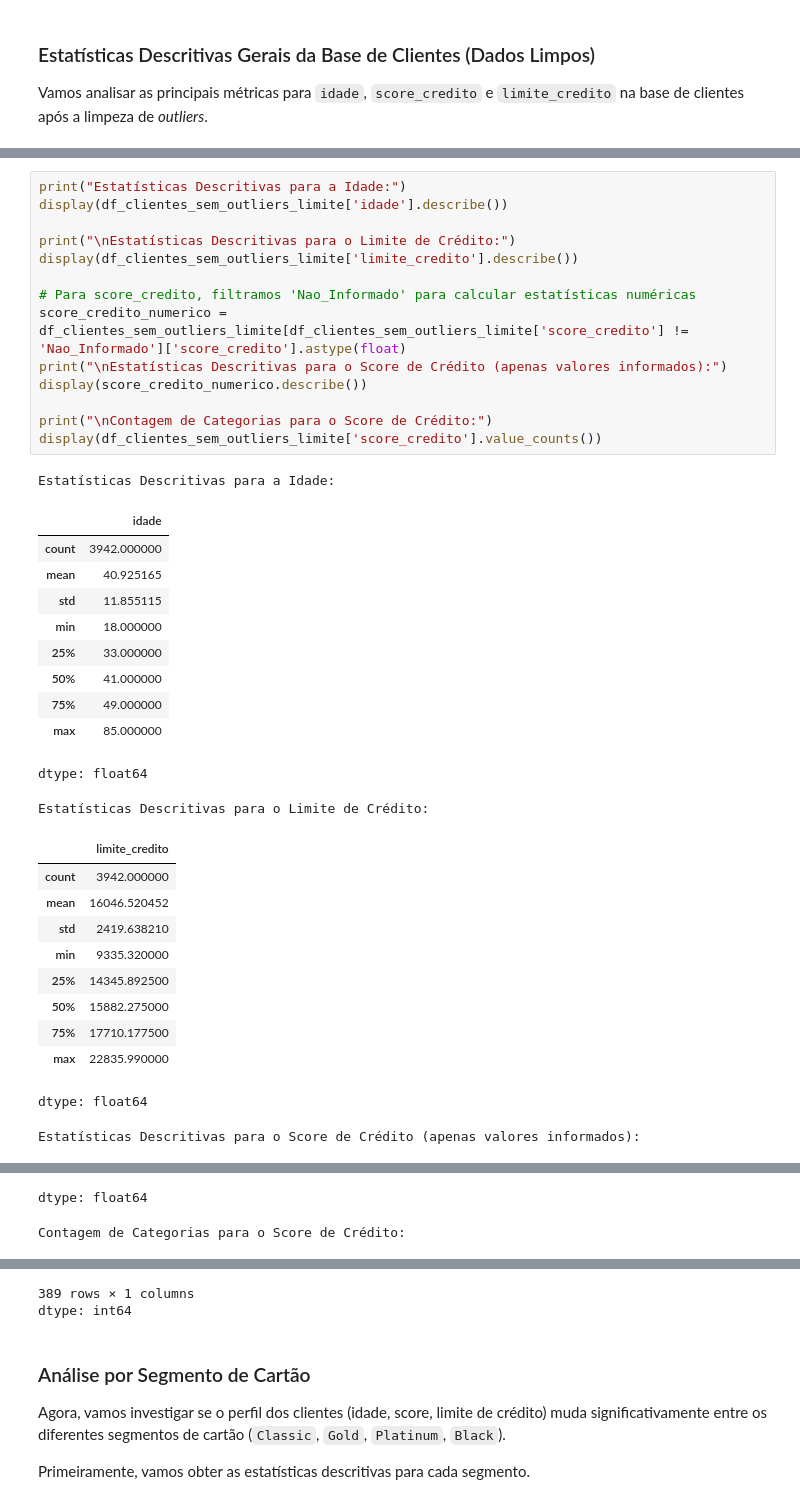
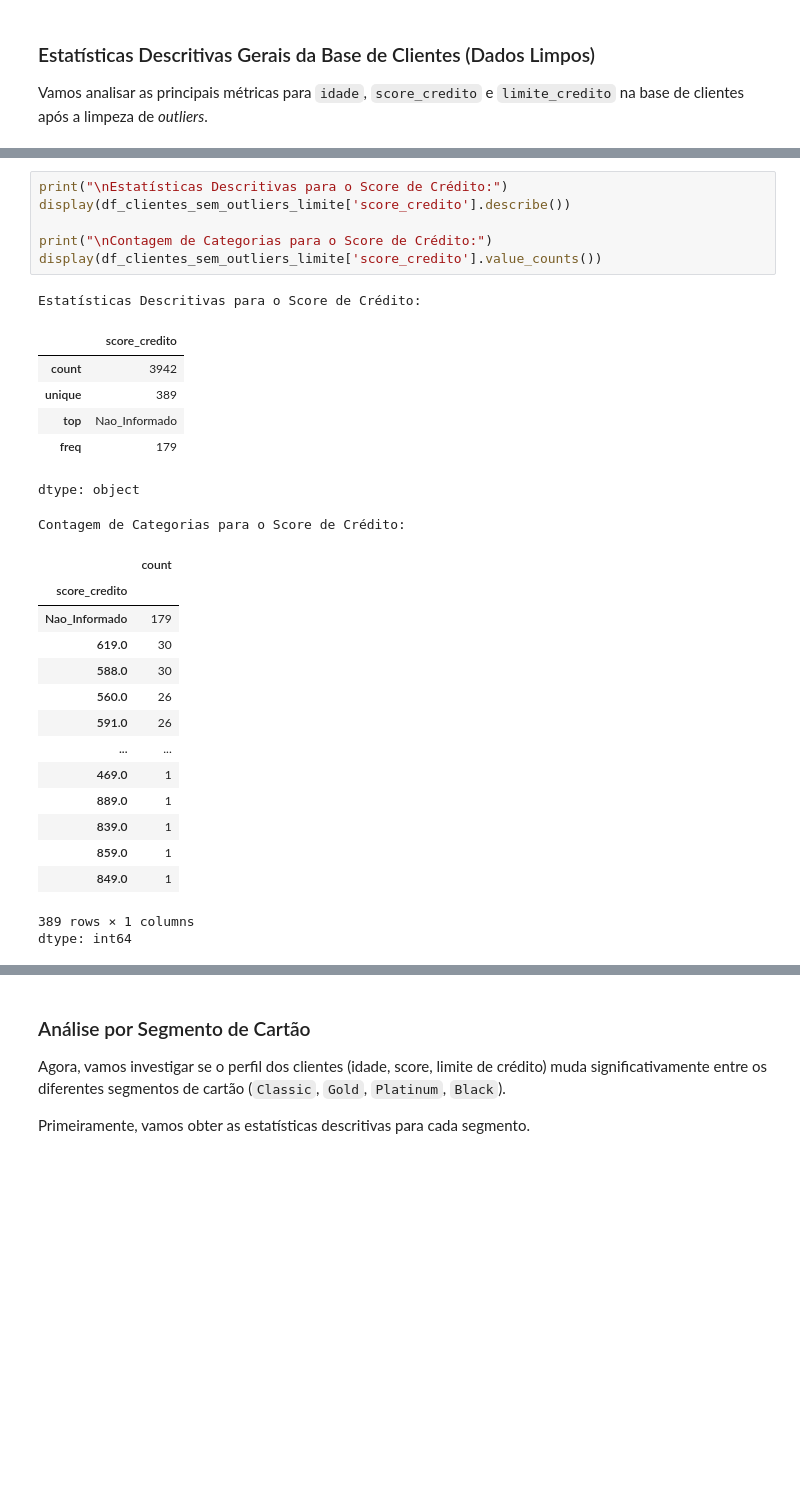
Before and after one commit to roneyreissilva/Projeto_Neocard, a Jupyter notebook: Notebook_Neocard_Roney.ipynb, the cells around one changed output, grey strips where cells are left out. Drawn from its saved outputs; the diff is of its cells as text; blank space fills up the shorter version.

```diff
--- a/Notebook_Neocard_Roney.ipynb
+++ b/Notebook_Neocard_Roney.ipynb
@@ -265,38 +392,30 @@ Vamos analisar as principais métricas para `idade`, `score_credito` e `limite_c
 # %%
-print("Estatísticas Descritivas para a Idade:")
-display(df_clientes_sem_outliers_limite['idade'].describe())
-
-print("\nEstatísticas Descritivas para o Limite de Crédito:")
-display(df_clientes_sem_outliers_limite['limite_credito'].describe())
-
-# Para score_credito, filtramos 'Nao_Informado' para calcular estatísticas numéricas
-score_credito_numerico = df_clientes_sem_outliers_limite[df_clientes_sem_outliers_limite['score_credito'] != 'Nao_Informado']['score_credito'].astype(float)
-print("\nEstatísticas Descritivas para o Score de Crédito (apenas valores informados):")
-display(score_credito_numerico.describe())
+print("\nEstatísticas Descritivas para o Score de Crédito:")
+display(df_clientes_sem_outliers_limite['score_credito'].describe())
 
 print("\nContagem de Categorias para o Score de Crédito:")
 display(df_clientes_sem_outliers_limite['score_credito'].value_counts())
 # %% [output]
-Estatísticas Descritivas para a Idade:
+Estatísticas Descritivas para o Score de Crédito:
-|  | idade |
-| count | 3942.000000 |
-| mean | 40.925165 |
-| std | 11.855115 |
-| min | 18.000000 |
-| 25% | 33.000000 |
-| 50% | 41.000000 |
-| 75% | 49.000000 |
-| max | 85.000000 |
+|  | score_credito |
+| count | 3942 |
+| unique | 389 |
+| top | Nao_Informado |
+| freq | 179 |
-dtype: float64
+dtype: object
-Estatísticas Descritivas para o Limite de Crédito:
+Contagem de Categorias para o Score de Crédito:
-|  | limite_credito |
-| count | 3942.000000 |
-| mean | 16046.520452 |
-| std | 2419.638210 |
-| min | 9335.320000 |
-| 25% | 14345.892500 |
-| 50% | 15882.275000 |
-| 75% | 17710.177500 |
-| max | 22835.990000 |
+|  | count |
+| score_credito |  |
+| Nao_Informado | 179 |
+| 619.0 | 30 |
+| 588.0 | 30 |
+| 560.0 | 26 |
+| 591.0 | 26 |
+| ... | ... |
+| 469.0 | 1 |
+| 889.0 | 1 |
+| 839.0 | 1 |
+| 859.0 | 1 |
+| 849.0 | 1 |
-dtype: float64
+389 rows × 1 columns
+dtype: int64
-Estatísticas Descritivas para o Score de Crédito (apenas valores informados):
@@ -312,2 +421,0 @@ Estatísticas Descritivas para o Score de Crédito (apenas valores informados):
-dtype: float64
-Contagem de Categorias para o Score de Crédito:
@@ -327,5 +422,3 @@ Contagem de Categorias para o Score de Crédito:
-389 rows × 1 columns
-dtype: int64
 # %% [markdown]
 ### Análise por Segmento de Cartão
 
```
Also changed, not shown: parts of 32 cells of this notebook.
